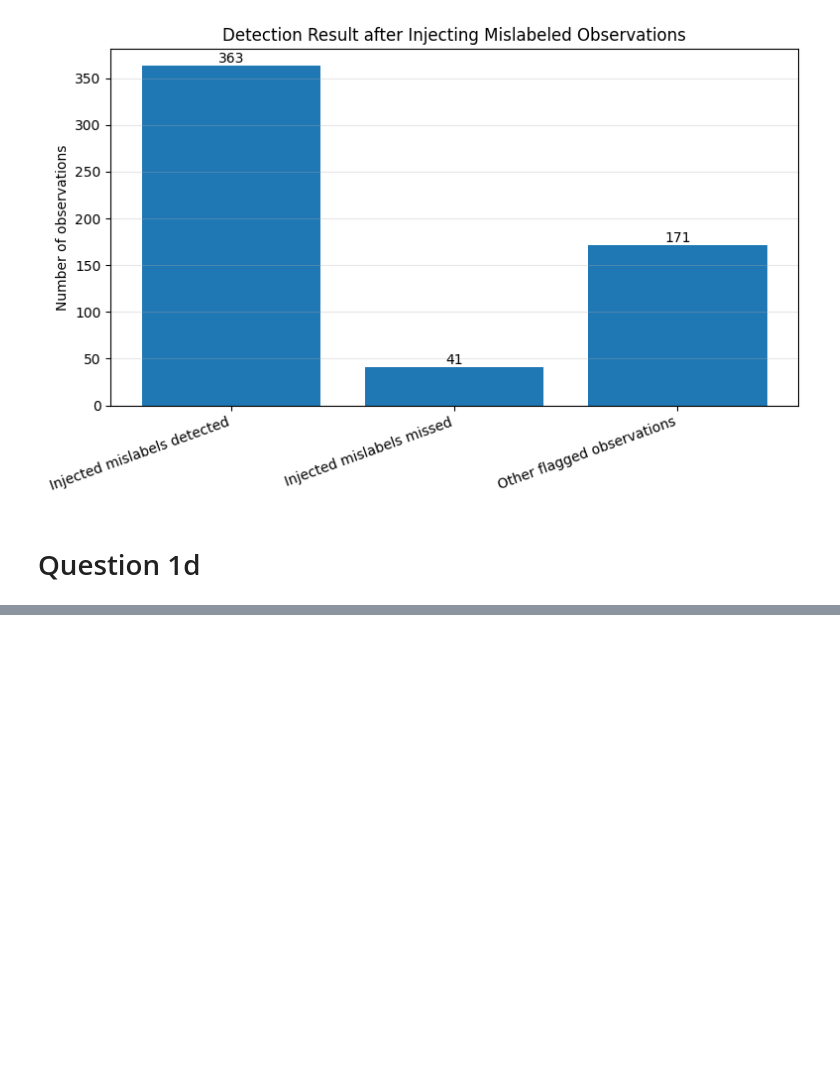
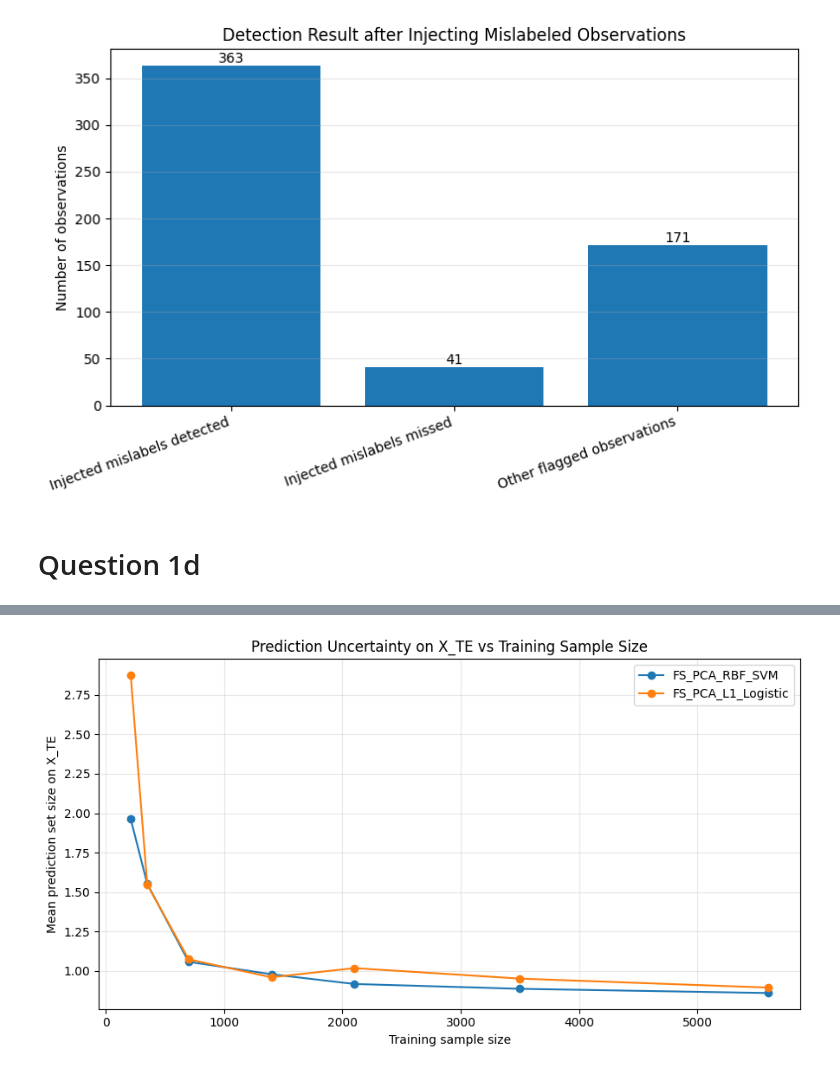
Before and after one commit to daobanzhuimengzhe/MVE441_EXAM, a Jupyter notebook: exam_code.ipynb, the cells around one changed output, grey strips where cells are left out. Drawn from its saved outputs; the diff is of its cells as text; code cells hidden in the pictures; blank space fills up the shorter version.

```diff
--- a/exam_code.ipynb
+++ b/exam_code.ipynb
@@ -1979,7 +1979,7 @@ def predict_XTE_with_confidence_one_sample_size(
     calibration_fraction=0.2
 ):
     # Step 1: balanced subsample from X_TR
-    X_sub, y_sub = balanced_subsample(
+    X_sub, y_sub = flexible_balanced_subsample(
         X=X_TR,
         y=y_TR,
         n_samples=train_sample_size,
@@ -2076,14 +2076,14 @@ def predict_XTE_with_confidence_one_sample_size(
 
     return pred_df, overall_summary, class_summary
 # %%
-XTE_SAMPLE_SIZES = [700, 1400, 3500, 5600]
+XTE_SAMPLE_SIZES = [210,350,700, 1400, 2100,3500,5600]
 
 xte_predictions_all = []
 xte_summary_all = []
 xte_class_summary_all = []
 
-Path_X_TEST = "./DD/X_TEST.csv"
-X_TE = pd.read_csv(Path_X_TEST, index_col=0)
+Path_X_TE = "./DD/X_TE.csv"
+X_TE = pd.read_csv(Path_X_TE, index_col=0)
 X_TE = X_TE.reset_index(drop=True)
 
 for train_sample_size in XTE_SAMPLE_SIZES:
@@ -2135,0 +2212,24 @@ xte_class_summary_df.to_csv(
+# %%
+plt.figure(figsize=(9, 5))
+
+for model_name in xte_summary_df["model"].unique():
+    temp = xte_summary_df[xte_summary_df["model"] == model_name]
+
+    plt.plot(
+        temp["train_sample_size"],
+        temp["mean_prediction_set_size"],
+        marker="o",
+        label=model_name
+    )
+
+plt.xlabel("Training sample size")
+plt.ylabel("Mean prediction set size on X_TE")
+plt.title("Prediction Uncertainty on X_TE vs Training Sample Size")
+plt.grid(True, alpha=0.3)
+plt.legend()
+
+plt.tight_layout()
+plt.savefig("part1d_xte_set_size_vs_sample_size.png", dpi=300, bbox_inches="tight")
+plt.show()
+# %% [output]
+[figure, added]
```
Also changed, not shown: parts of 8 cells of this notebook.
